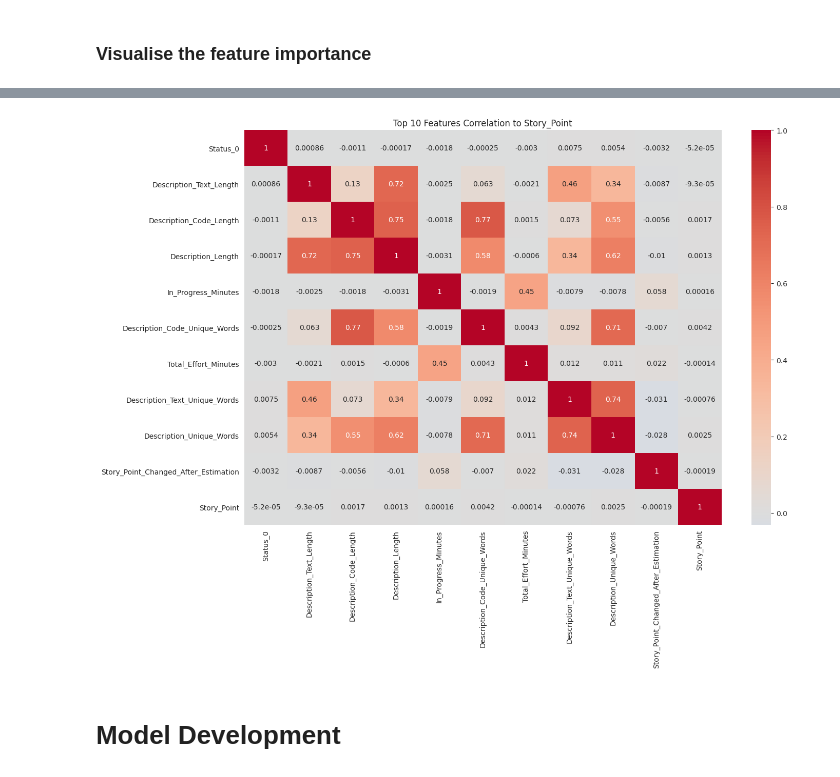
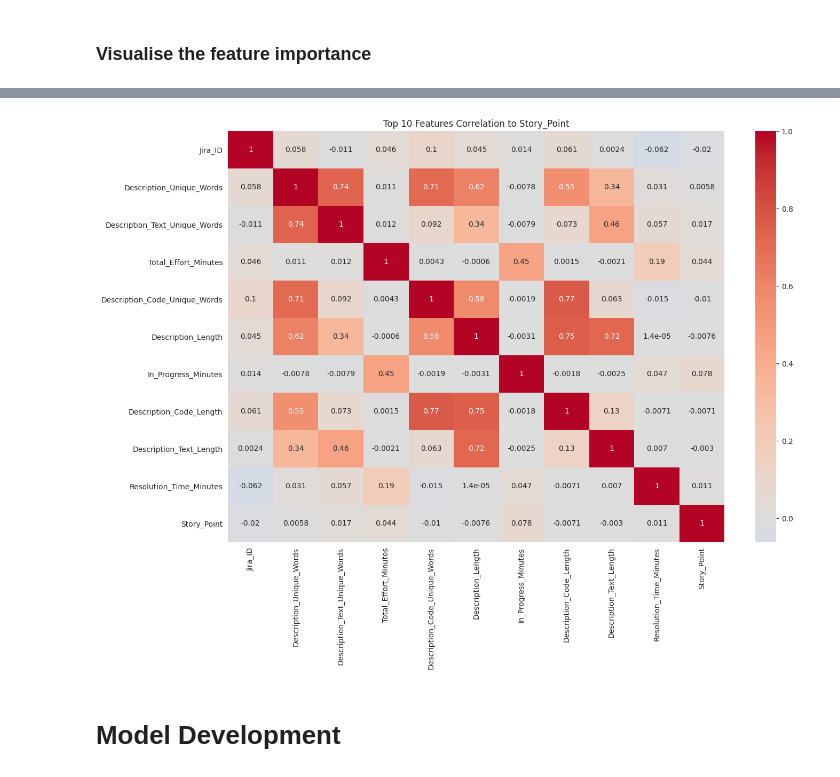
Before and after one commit to Pharoouzy/asee-system-using-fgra-ml, a Jupyter notebook: notebooks/model_development.ipynb, the cells around one changed output, grey strips where cells are left out. Drawn from its saved outputs; the diff is of its cells as text; code cells hidden in the pictures.

```diff
--- a/notebooks/model_development.ipynb
+++ b/notebooks/model_development.ipynb
@@ -40,4 +29,6 @@ To enable the following instructions: AVX2 AVX_VNNI FMA, in other operations, re
 # %%
-# numeric_data = pd.read_csv('../var/story_encoded.csv')
-numeric_data = pd.read_csv('../var/story_scaled.csv')
-# numeric_data = load_processed_data()
+# Load the dataset
+data = pd.read_csv(load_processed_data())
+
+# Display the first few rows to inspect the structure
+data.head()
@@ -46,7 +45,7 @@ numeric_data = pd.read_csv('../var/story_scaled.csv')
 # %% [markdown]
 ### Fuzzification
 # %%
-normalized_data = normalize_data(numeric_data)
+normalized_data = normalize_data(data)
 normalized_data.head()
 # %% [output]
 |  | ID | Jira_ID | Status_0 | Status_1 | Status_2 | Status_3 | Status_4 | Status_5 | Status_6 | Resolution_0 | ... |
@@ -116,8 +116,7 @@ dtype: float64
 # %% [markdown]
 ### Feature Ranking
 # %%
-# Rank the Features based on average coefficient
-ranked_features = coefficients.mean().sort_values(ascending=False)
-
-print(ranked_features)
+# Rank the Features based on GRG
+ranked_features = GRG_sorted
+ranked_features
 # %% [output]
@@ -139,5 +138,2 @@ Time_To_Estimate_Minutes                0.347898
 Description_Changed_After_Estimation         NaN
 dtype: float64
-# %%
-ranked_features = grey_relational_analysis(numeric_data, target_col='Story_Point')
-print(ranked_features)
@@ -165,6 +143,6 @@ dtype: float64
 top_features_with_highest_ranking_with_sp = ranked_features.index[:10]
 
 # Create a smaller correlation matrix with only the top features including 'Story_Point'
-fgra_correlation_matrix = numeric_data[top_features_with_highest_ranking_with_sp].join(numeric_data['Story_Point']).corr()
+fgra_correlation_matrix = data[top_features_with_highest_ranking_with_sp].join(data['Story_Point']).corr()
 plot_correlation_matrix(fgra_correlation_matrix, 'Top 10 Features Correlation to Story_Point')
 # %% [output]
@@ -171,4 +150,4 @@ plot_correlation_matrix(fgra_correlation_matrix, 'Top 10 Features Correlation to
-[figure, old version]
+[figure, new version]
 # %% [markdown]
 # Model Development
 # %% [markdown]
```
Also changed, not shown: parts of 23 cells of this notebook, 2 other files.
